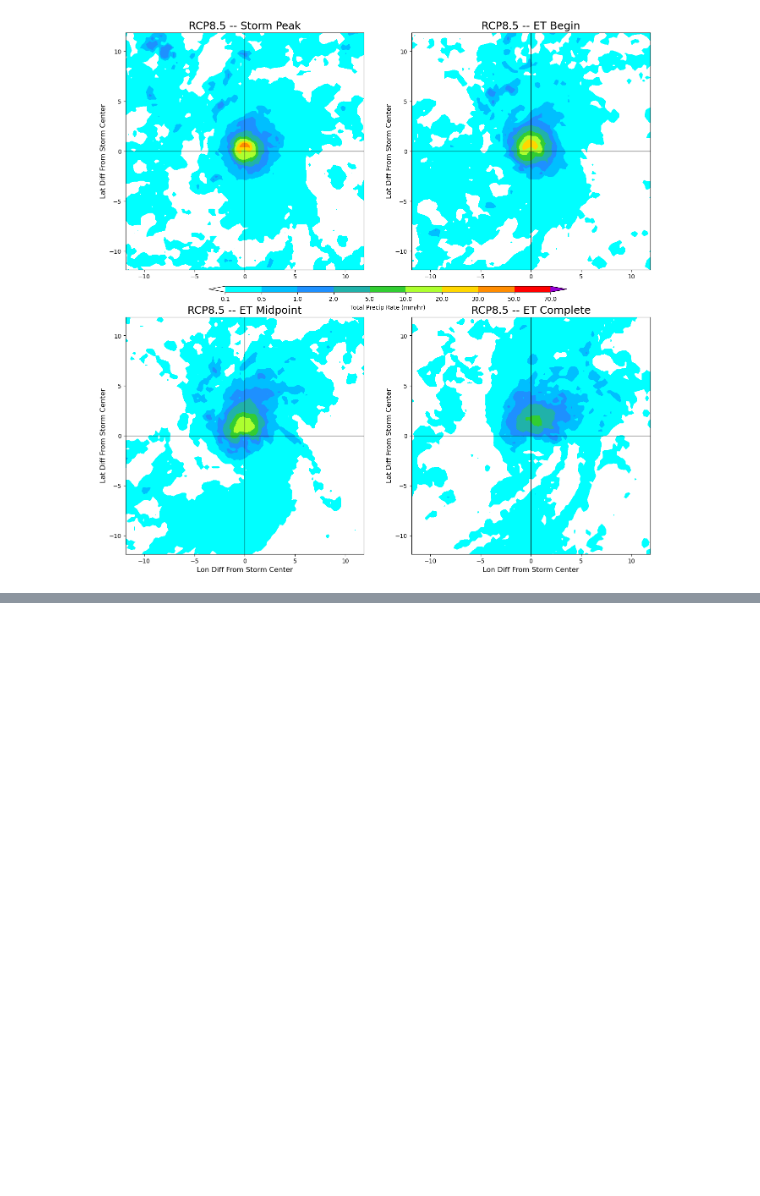
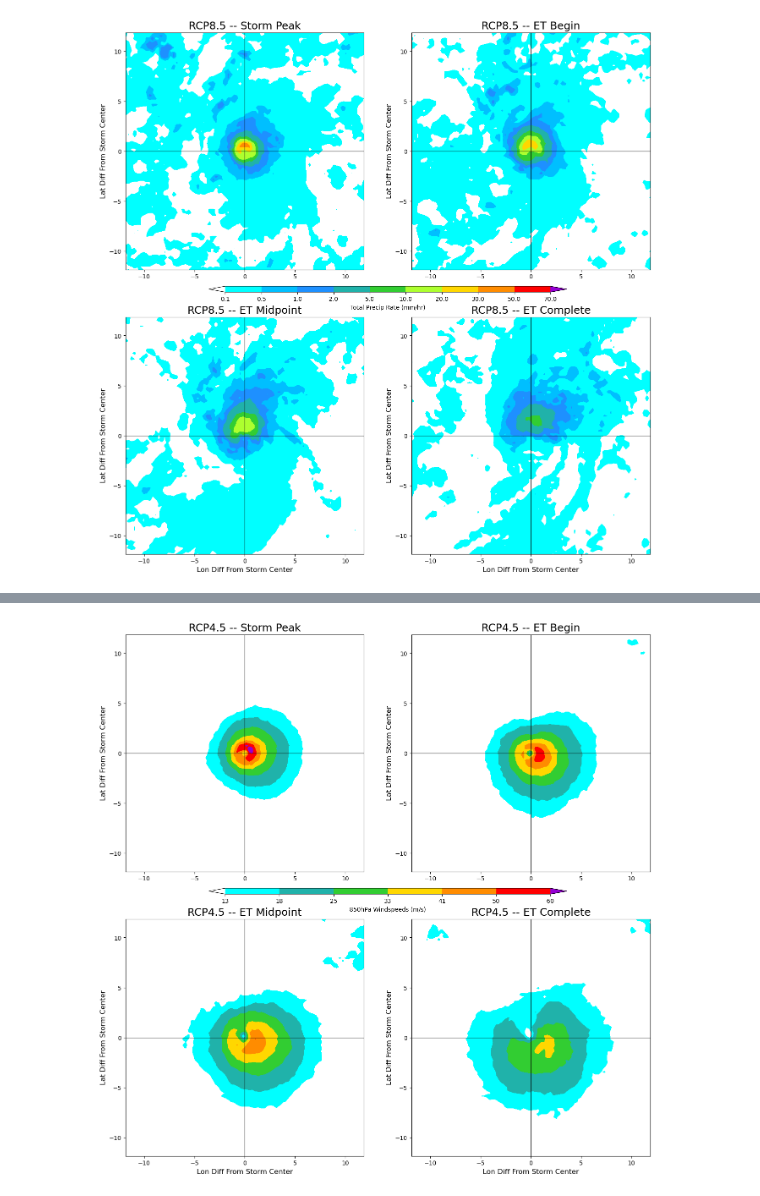
Before and after one commit to Luigi728/ExtraTrack_Github, a Jupyter notebook: RCP_Analysis/RCP_Analysis_V6.8.2.ipynb, the cells around one changed output, grey strips where cells are left out. Saved outputs shown, nothing was run; the diff lists cells and outputs as text; code cells hidden in the pictures; blank space fills up the shorter version.

```diff
--- a/RCP_Analysis/RCP_Analysis_V6.8.2.ipynb
+++ b/RCP_Analysis/RCP_Analysis_V6.8.2.ipynb
@@ -601,0 +660,5 @@ Precip_Bounds, Precip_Colours, True)
+# %%
+Windspeed_Snap_Plots(RCP45_Subset_Wind_Snap_Median, RCP45_A_Compo_nc, "RCP4.5", Time_Labels, \
+Windspeed_Bounds, Windspeed_Colours, True, 'RCP45_Wind_Snaps_Median.png')
+# %% [output]
+[figure, added]
```
Also changed, not shown: parts of 28 cells of this notebook, 21 other files.
